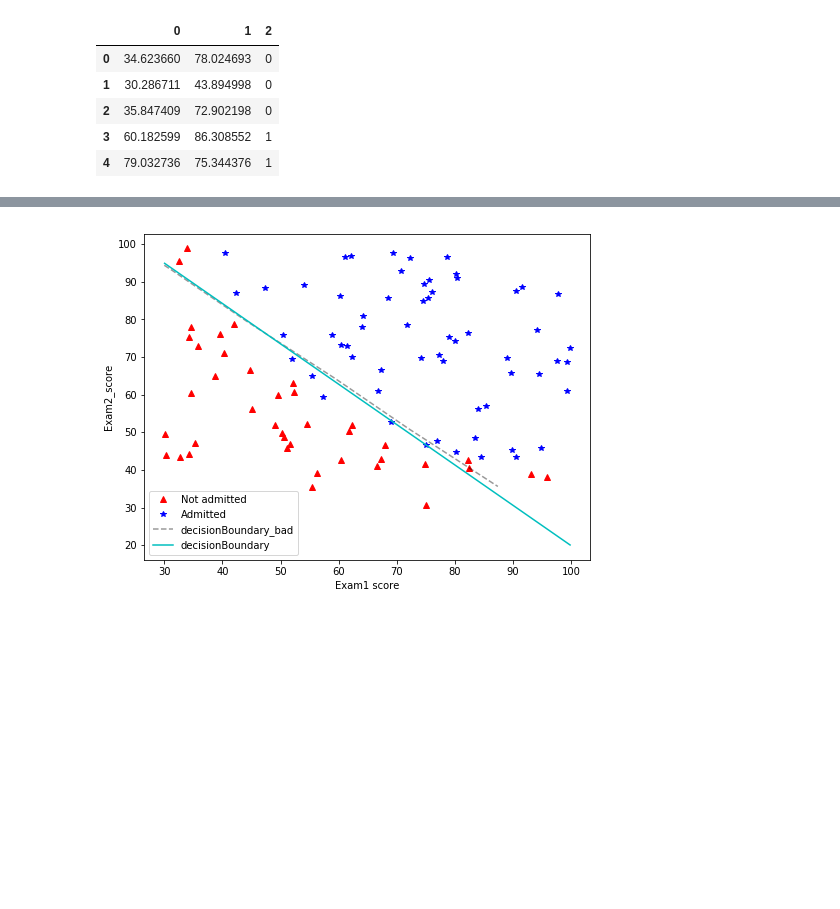
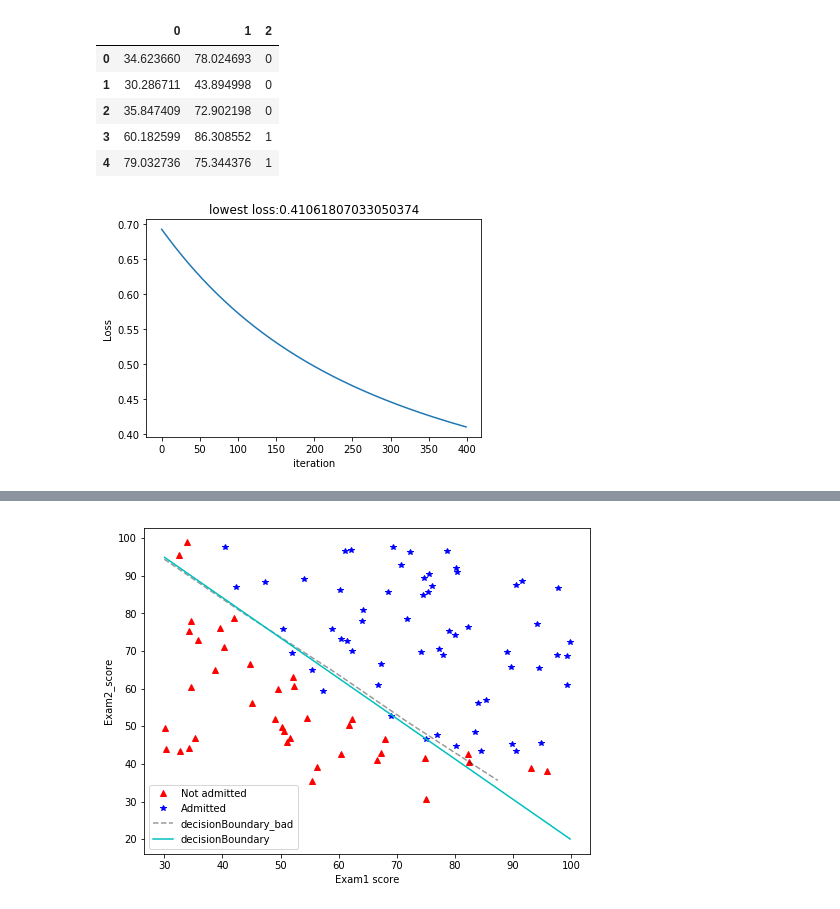
Before and after one commit to crea0414/ML_Basic, a Jupyter notebook: Logistic_Regression.ipynb, the cells around one changed output, grey strips where cells are left out. Saved outputs shown, nothing was run; the diff lists cells and outputs as text; code cells hidden in the pictures; blank space fills up the shorter version.

Commit message:
add prediction and training set accuracy

```diff
--- a/Logistic_Regression.ipynb
+++ b/Logistic_Regression.ipynb
@@ -126,3 +136,13 @@ X_train = np.concatenate((X1_stand, X2_stand), axis=1)
 X_train = np.concatenate((X_const, X_train), axis=1)
 y_train = df[2].values.reshape(-1, 1)
 theta_train = np.zeros((3, 1))
+# %%
+# Gradient Descent
+coeff_result, cost_result = gradientDescent(X_train, y_train, theta_train, 400, 0.01)
+plt.plot(range(len(cost_result)), cost_result)
+plt.title('lowest loss:{}'.format(str(min(cost_result))))
+plt.xlabel('iteration')
+plt.ylabel('Loss')
+plt.show();
+# %% [output]
+[figure, added]
```
Also changed, not shown: parts of 6 cells of this notebook.
